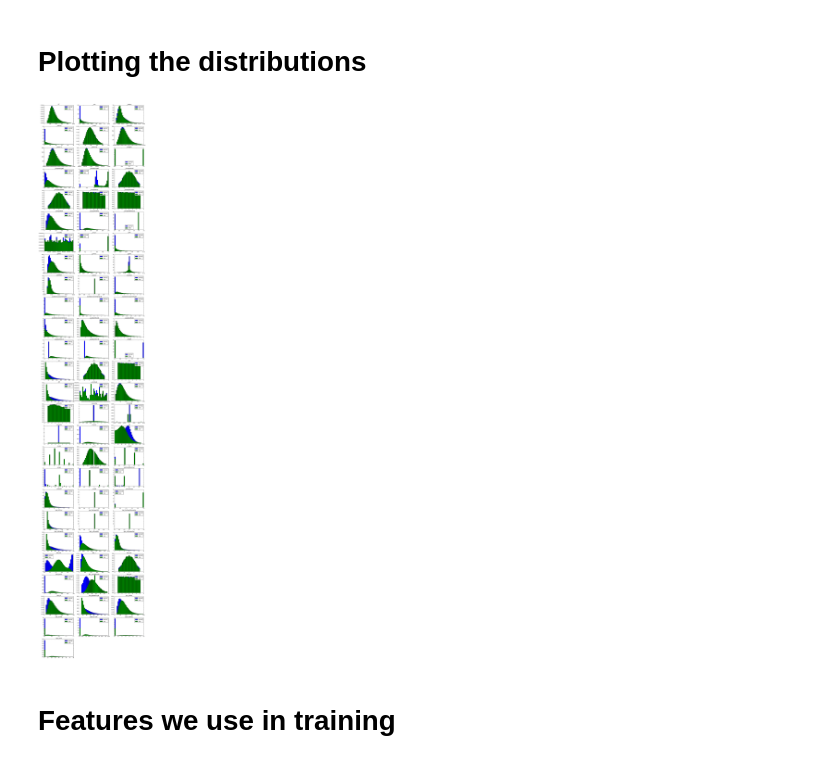
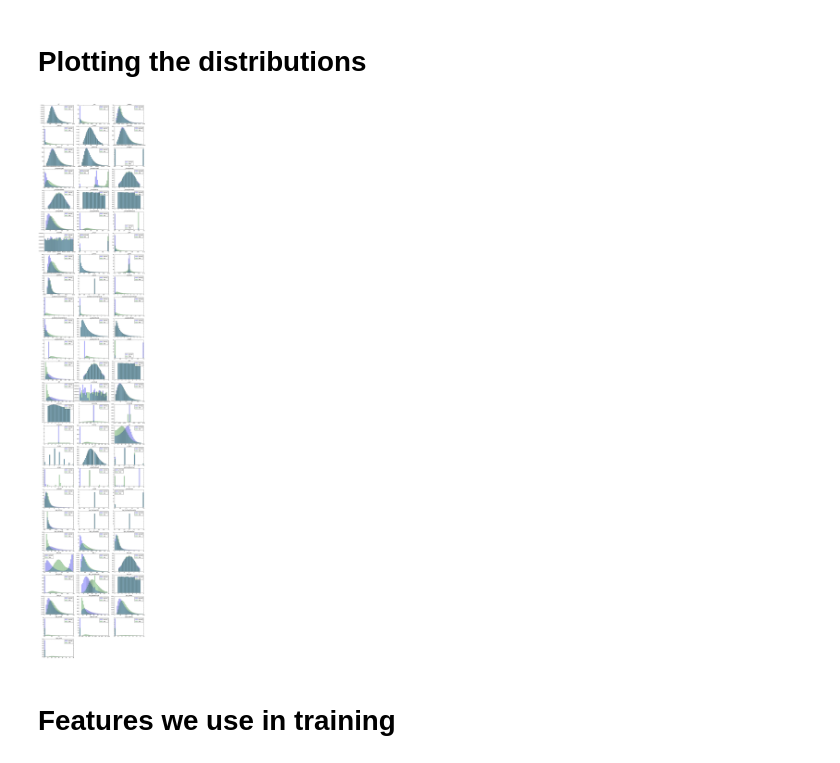
Before and after one commit to arogozhnikov/FakeLeptons, a Jupyter notebook: notebooks/SimpleTraining.ipynb, the cells around one changed output. Saved outputs shown, nothing was run; the diff lists cells and outputs as text; code cells hidden in the pictures.

```diff
--- a/notebooks/SimpleTraining.ipynb
+++ b/notebooks/SimpleTraining.ipynb
@@ -17,7 +17,7 @@ treename = "fakeTree"
 # %% [markdown]
 ## Listing all available branches
 # %%
-all_columns = root_numpy.list_branches(prompt_filename, treename='fakeTree')
+all_columns = root_numpy.list_branches(prompt_filename, treename=treename)
 sorted(all_columns)
 # %% [output]
 ['HT',
@@ -180,4 +180,4 @@ dtype: float64
 # Reading the data
 # %%
 # number of events we will use
-n_events = 200000
+n_events = 1000000
@@ -194,16 +194,16 @@ fake_data = pandas.DataFrame(fake_data)
 # %%
 columns = prompt_data.columns
 figure(figsize=[18, 100])
 for i, column in enumerate(columns, 1):
     subplot((len(columns) + 2) // 3, 3, i)
     concatenated = numpy.concatenate([prompt_data[column], fake_data[column]])
     limits = numpy.percentile(concatenated, [1, 99])
-    hist(prompt_data[column], bins=30, label='prompt', normed=True, range=limits)
-    hist(fake_data[column],   bins=30, label='fake',   normed=True, range=limits)
+    hist(prompt_data[column], bins=30, label='prompt', normed=True, range=limits, alpha=0.3)
+    hist(fake_data[column],   bins=30, label='fake',   normed=True, range=limits, alpha=0.3)
     legend(loc='best')
     title(column)
 # %% [output]
-[figure, old version]
+[figure, new version]
 # %% [markdown]
 # Features we use in training
 # %%
```
Also changed, not shown: parts of 14 cells of this notebook.
